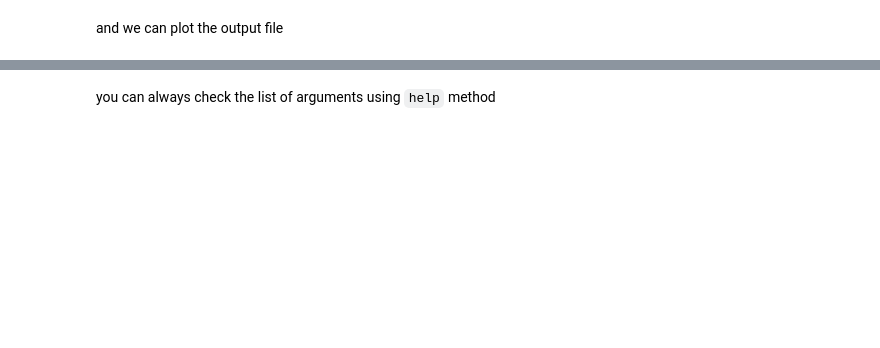
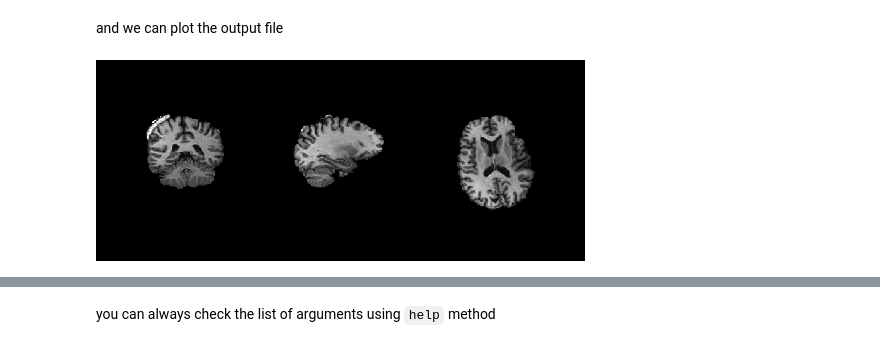
Before and after one commit to siyunb/Nipype_tutorial, a Jupyter notebook: notebooks/introduction_quickstart.ipynb, the cells around one changed output, grey strips where cells are left out. Cells and saved outputs as stored; diff of their text form; code cells hidden in the pictures; blank space fills up the shorter version.

```diff
--- a/notebooks/introduction_quickstart.ipynb
+++ b/notebooks/introduction_quickstart.ipynb
@@ -43,5 +54,7 @@ res.outputs
 # %% [markdown]
 and we can plot the output file
 # %%
-plot_anat('/output/T1w_nipype_bet.nii.gz',
+plot_anat('/home/neuro/Result/T1w_nipype_bet.nii.gz',
           display_mode='ortho', dim=-1, draw_cross=False, annotate=False);
+# %% [output]
+[figure, added]
```
Also changed, not shown: parts of 21 cells of this notebook.
